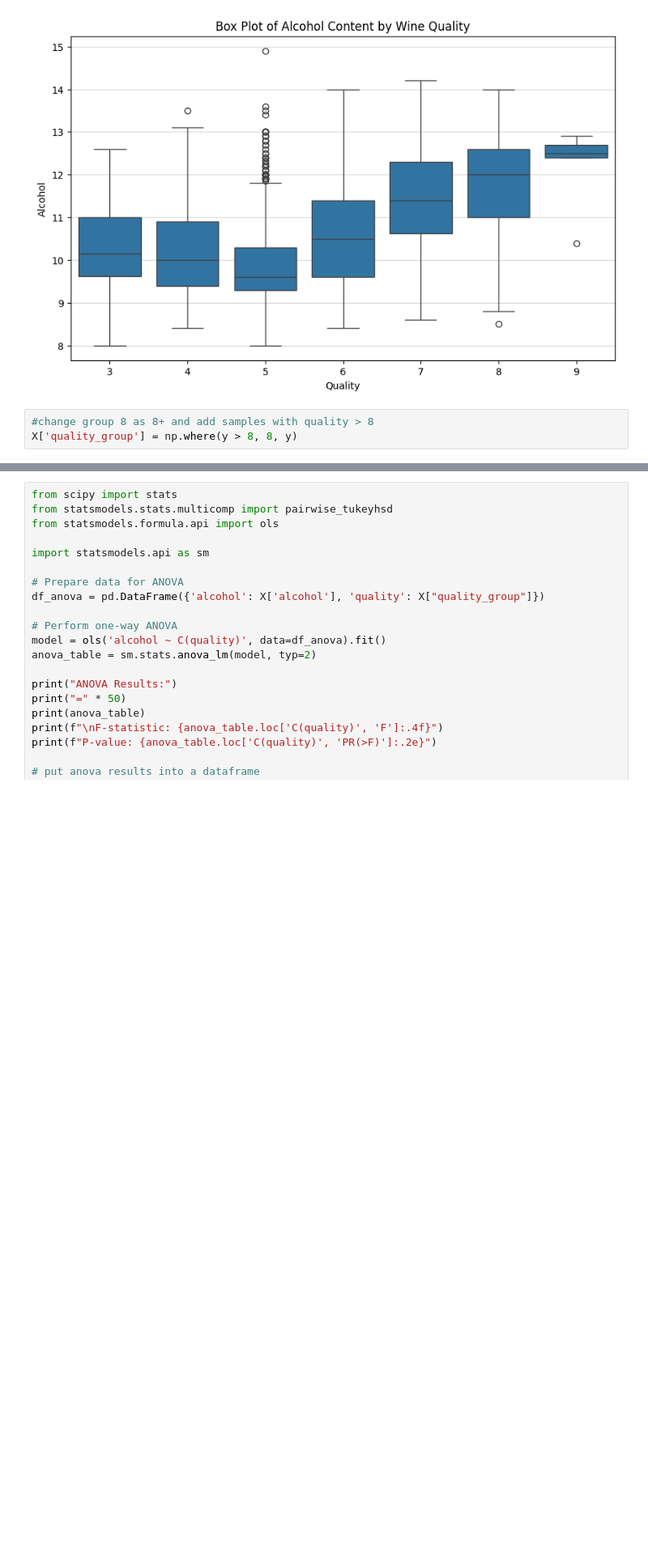
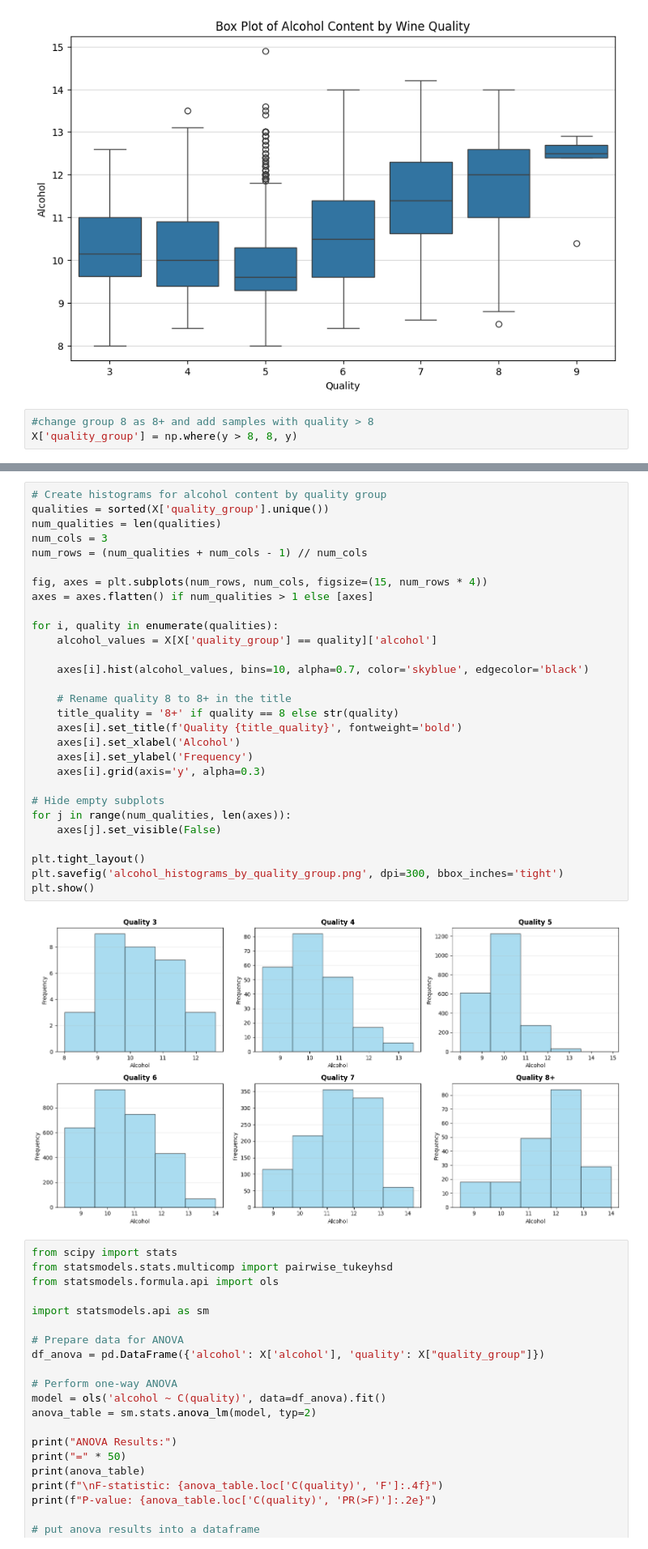
Before and after one commit to 2T1F/wine, a Jupyter notebook: explore.ipynb, the cells around one changed output, grey strips where cells are left out. Shown at 81% size. Saved outputs shown, nothing was run; the diff lists cells and outputs as text; blank space fills up the shorter version.

```diff
--- a/explore.ipynb
+++ b/explore.ipynb
@@ -651,3 +629,34 @@ plt.show()
+# %%
+# Create histograms for alcohol content by quality group
+qualities = sorted(X['quality_group'].unique())
+num_qualities = len(qualities)
+num_cols = 3
+num_rows = (num_qualities + num_cols - 1) // num_cols
+
+fig, axes = plt.subplots(num_rows, num_cols, figsize=(15, num_rows * 4))
+axes = axes.flatten() if num_qualities > 1 else [axes]
+
+for i, quality in enumerate(qualities):
+    alcohol_values = X[X['quality_group'] == quality]['alcohol']
+
+    axes[i].hist(alcohol_values, bins=10, alpha=0.7, color='skyblue', edgecolor='black')
+
+    # Rename quality 8 to 8+ in the title
+    title_quality = '8+' if quality == 8 else str(quality)
+    axes[i].set_title(f'Quality {title_quality}', fontweight='bold')
+    axes[i].set_xlabel('Alcohol')
+    axes[i].set_ylabel('Frequency')
+    axes[i].grid(axis='y', alpha=0.3)
+
+# Hide empty subplots
+for j in range(num_qualities, len(axes)):
+    axes[j].set_visible(False)
+
+plt.tight_layout()
+plt.savefig('alcohol_histograms_by_quality_group.png', dpi=300, bbox_inches='tight')
+plt.show()
+# %% [output]
+[figure, added]
 # %%
 from scipy import stats
 from statsmodels.stats.multicomp import pairwise_tukeyhsd
```
Also changed, not shown: parts of 3 cells of this notebook, 2 other files.
